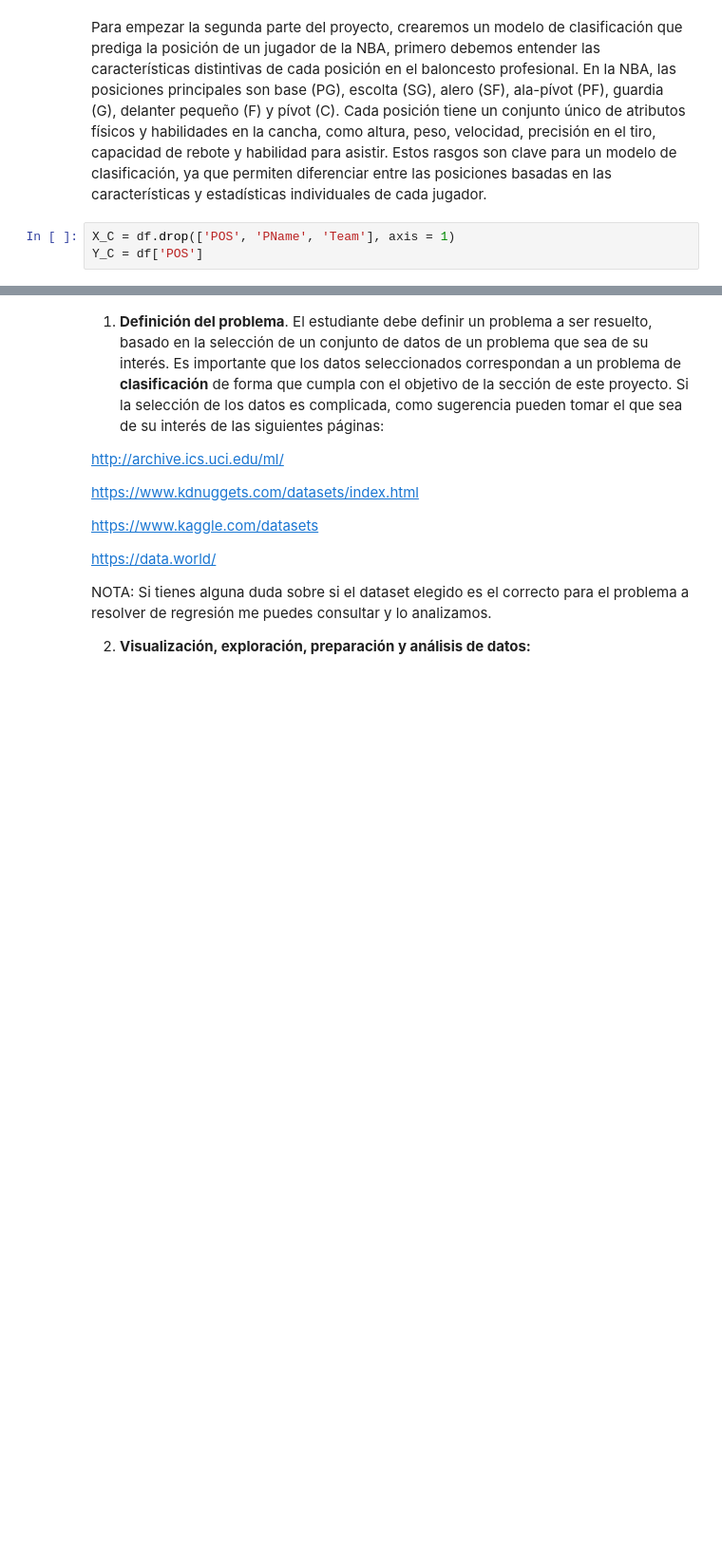
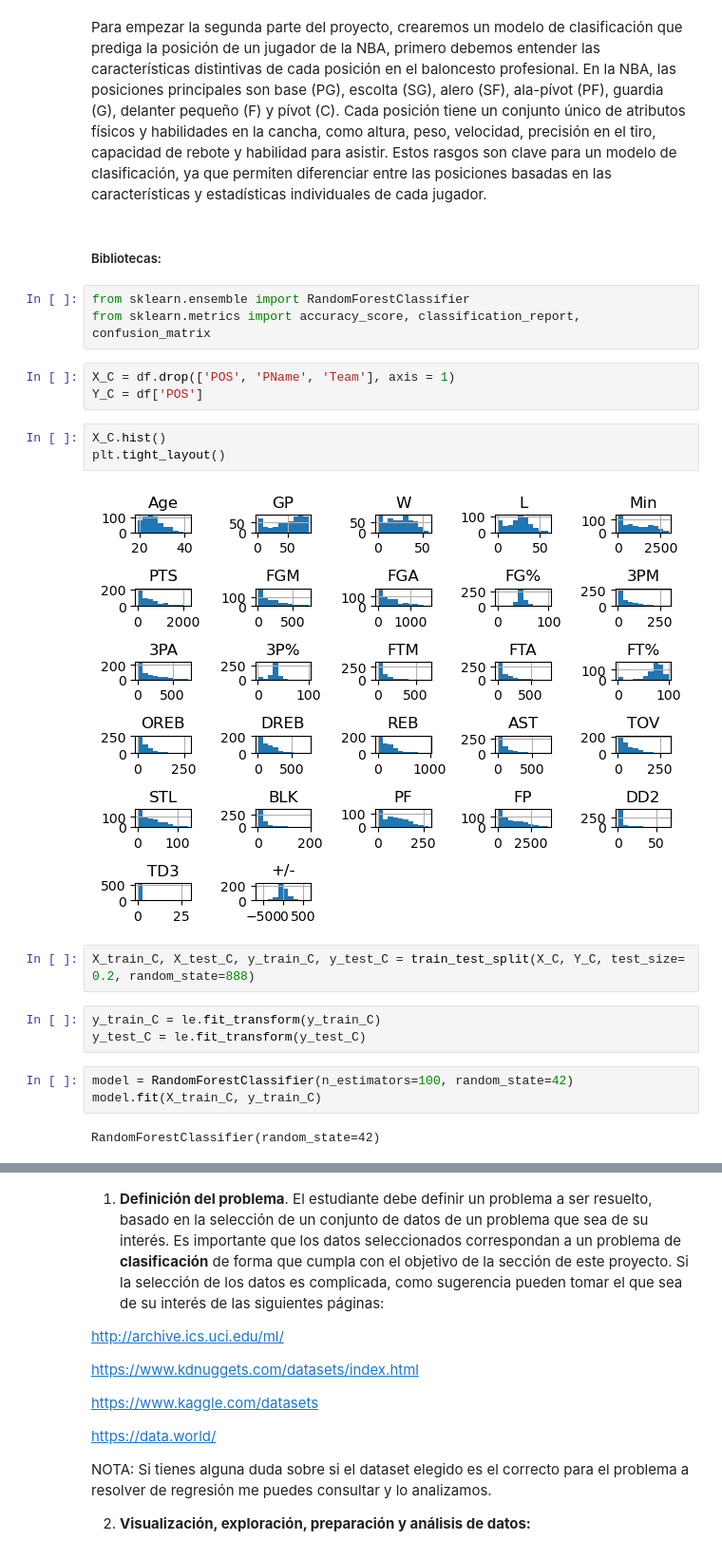
Before and after one commit to RafaelTakata0105/Proyecto_Flores_Takata, a Jupyter notebook: notebooks/Proyecto_final.ipynb, the cells around one changed output, grey strips where cells are left out. Shown: that part at 95% size. Drawn from its saved outputs; the diff is of its cells as text; blank space fills up the shorter version.

Commit message:
Random Forest Classifier to get the variables

```diff
--- a/notebooks/Proyecto_final.ipynb
+++ b/notebooks/Proyecto_final.ipynb
@@ -294,6 +294,26 @@ plt.tight_layout()
 #### Clasificación
 # %% [markdown]
 Para empezar la segunda parte del proyecto,  crearemos un modelo de clasificación que prediga la posición de un jugador de la NBA, primero debemos entender las características distintivas de cada posición en el baloncesto profesional. En la NBA, las posiciones principales son base (PG), escolta (SG), alero (SF), ala-pívot (PF), guardia (G), delanter pequeño (F) y pívot (C). Cada posición tiene un conjunto único de atributos físicos y habilidades en la cancha, como altura, peso, velocidad, precisión en el tiro, capacidad de rebote y habilidad para asistir. Estos rasgos son clave para un modelo de clasificación, ya que permiten diferenciar entre las posiciones basadas en las características y estadísticas individuales de cada jugador.
+# %% [markdown]
+##### Bibliotecas:
+# %%
+from sklearn.ensemble import RandomForestClassifier
+from sklearn.metrics import accuracy_score, classification_report, confusion_matrix
 # %%
 X_C = df.drop(['POS', 'PName', 'Team'], axis = 1)
 Y_C = df['POS']
+# %%
+X_C.hist()
+plt.tight_layout()
+# %% [output]
+[figure, added]
+# %%
+X_train_C, X_test_C, y_train_C, y_test_C = train_test_split(X_C, Y_C, test_size= 0.2, random_state=888)
+# %%
+y_train_C = le.fit_transform(y_train_C)
+y_test_C = le.fit_transform(y_test_C)
+# %%
+model = RandomForestClassifier(n_estimators=100, random_state=42)
+model.fit(X_train_C, y_train_C)
+# %% [output]
+RandomForestClassifier(random_state=42)
```
Also changed, not shown: parts of 2 cells of this notebook.
